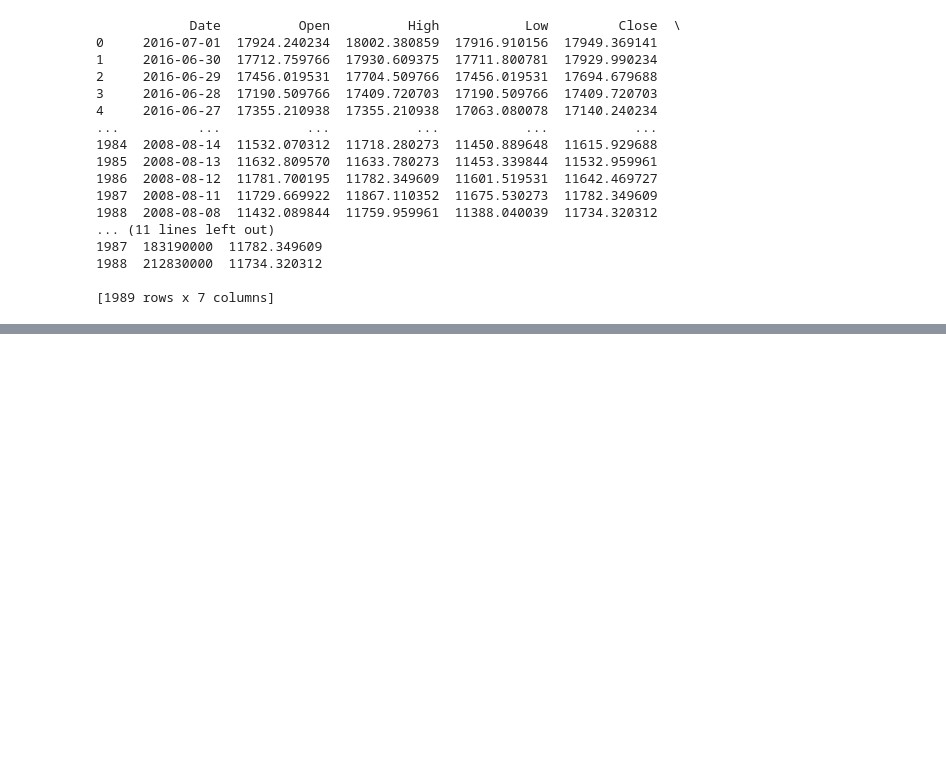
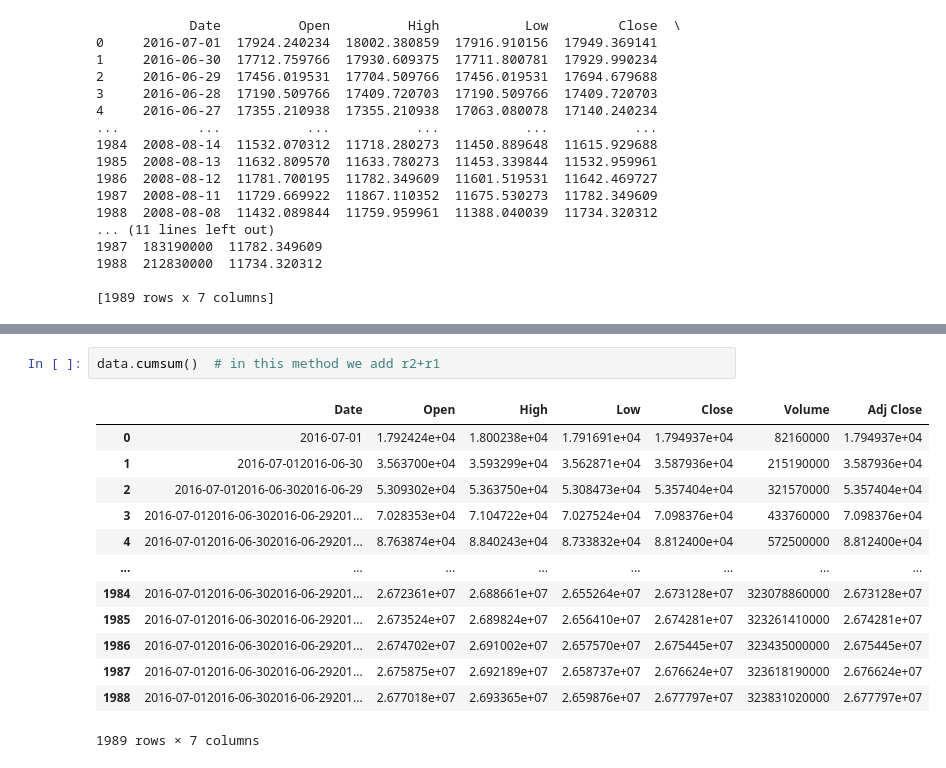
Before and after one commit to Naitikpareek123/Naitikpareek123, a Jupyter notebook: python/project3/practics.ipynb, the cells around one changed output, grey strips where cells are left out. Cells and saved outputs as stored; diff of their text form; blank space fills up the shorter version.

```diff
--- a/python/project3/practics.ipynb
+++ b/python/project3/practics.ipynb
@@ -97,0 +167,16 @@ print(data)
+# %%
+data.cumsum()  # in this method we add r2+r1
+# %% [output]
+|  | Date | Open | High | Low | Close | Volume | Adj Close |
+| 0 | 2016-07-01 | 1.792424e+04 | 1.800238e+04 | 1.791691e+04 | 1.794937e+04 | 82160000 | 1.794937e+04 |
+| 1 | 2016-07-012016-06-30 | 3.563700e+04 | 3.593299e+04 | 3.562871e+04 | 3.587936e+04 | 215190000 | 3.587936e+04 |
+| 2 | 2016-07-012016-06-302016-06-29 | 5.309302e+04 | 5.363750e+04 | 5.308473e+04 | 5.357404e+04 | 321570000 | 5.357404e+04 |
+| 3 | 2016-07-012016-06-302016-06-29201... | 7.028353e+04 | 7.104722e+04 | 7.027524e+04 | 7.098376e+04 | 433760000 | 7.098376e+04 |
+| 4 | 2016-07-012016-06-302016-06-29201... | 8.763874e+04 | 8.840243e+04 | 8.733832e+04 | 8.812400e+04 | 572500000 | 8.812400e+04 |
+| ... | ... | ... | ... | ... | ... | ... | ... |
+| 1984 | 2016-07-012016-06-302016-06-29201... | 2.672361e+07 | 2.688661e+07 | 2.655264e+07 | 2.673128e+07 | 323078860000 | 2.673128e+07 |
+| 1985 | 2016-07-012016-06-302016-06-29201... | 2.673524e+07 | 2.689824e+07 | 2.656410e+07 | 2.674281e+07 | 323261410000 | 2.674281e+07 |
+| 1986 | 2016-07-012016-06-302016-06-29201... | 2.674702e+07 | 2.691002e+07 | 2.657570e+07 | 2.675445e+07 | 323435000000 | 2.675445e+07 |
+| 1987 | 2016-07-012016-06-302016-06-29201... | 2.675875e+07 | 2.692189e+07 | 2.658737e+07 | 2.676624e+07 | 323618190000 | 2.676624e+07 |
+| 1988 | 2016-07-012016-06-302016-06-29201... | 2.677018e+07 | 2.693365e+07 | 2.659876e+07 | 2.677797e+07 | 323831020000 | 2.677797e+07 |
+1989 rows × 7 columns
```
Also changed, not shown: parts of 13 cells of this notebook.
